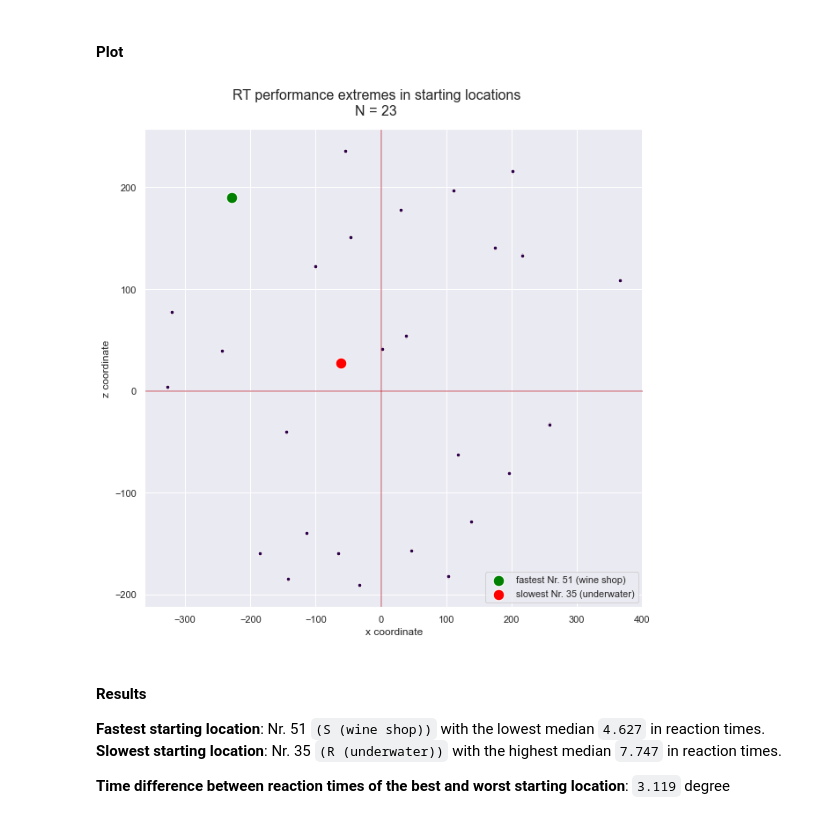
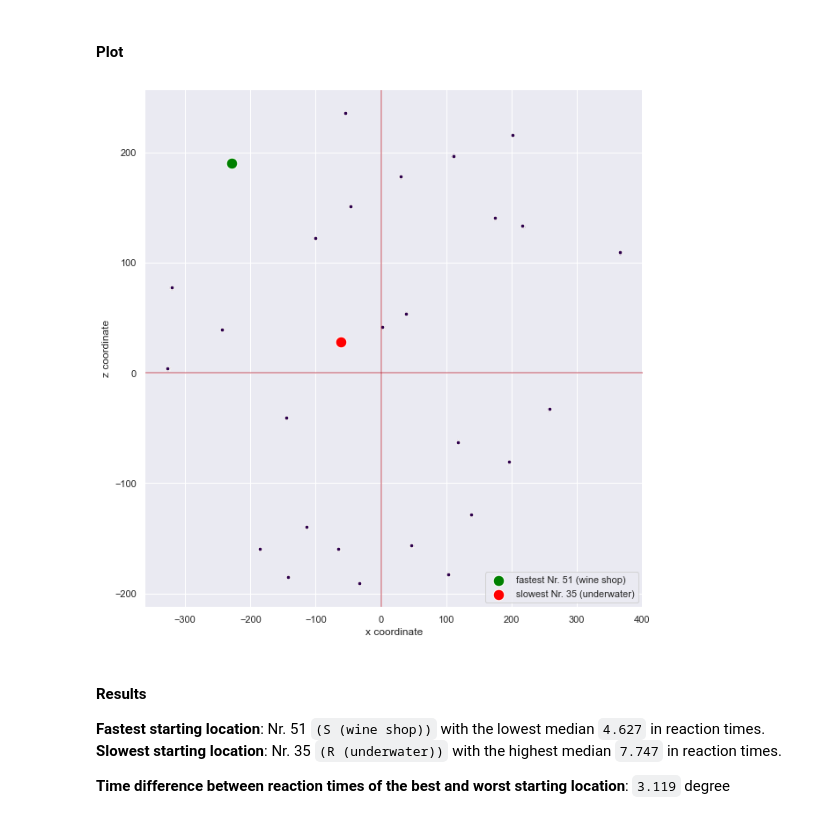
Before and after one commit to nora-maleki/humanA-pointing-task-analysis, a Jupyter notebook: analyses/01_main/03_analysis.ipynb, the cells around one changed output. Saved outputs shown, nothing was run; the diff lists cells and outputs as text; code cells hidden in the pictures.

Commit message:
added new plots

```diff
--- a/analyses/01_main/03_analysis.ipynb
+++ b/analyses/01_main/03_analysis.ipynb
@@ -693,35 +764,35 @@ sns.scatterplot(
     data=fastest_loc_coord,
     x='starting_loc_x',
     y='starting_loc_z',
     s=160,
     c=['green'],
     marker='o',
     label='fastest Nr. 51 (wine shop)',
 )
 
 sns.scatterplot(
     data=slowest_loc_coord,
     x='starting_loc_x',
     y='starting_loc_z',
     s=160,
     c=['red'],
     marker='o',
     label='slowest Nr. 35 (underwater)',
 )
 
-plt.suptitle(t=f'RT performance extremes in starting locations\nN = {N}', size=16)
+# plt.suptitle(t=f'RT performance extremes in starting locations\nN = {N}', size=16)
 plt.axvline(x=0, color=colorblind_palette[2], alpha=.5)
 plt.axhline(y=0, color=colorblind_palette[2], alpha=.5)
 
 plt.grid(1)
 
 plt.legend(loc='lower right')
 
 fig.savefig(f'{PLOT_PATH}/fastest_slowest_starting_locations_RT.png', bbox_inches='tight', dpi=90)
 
 plt.show()
 # %% [output]
-[figure, old version]
+[figure, new version]
 # %% [markdown]
 #### Results
 
```
Also changed, not shown: parts of 4 cells of this notebook.
